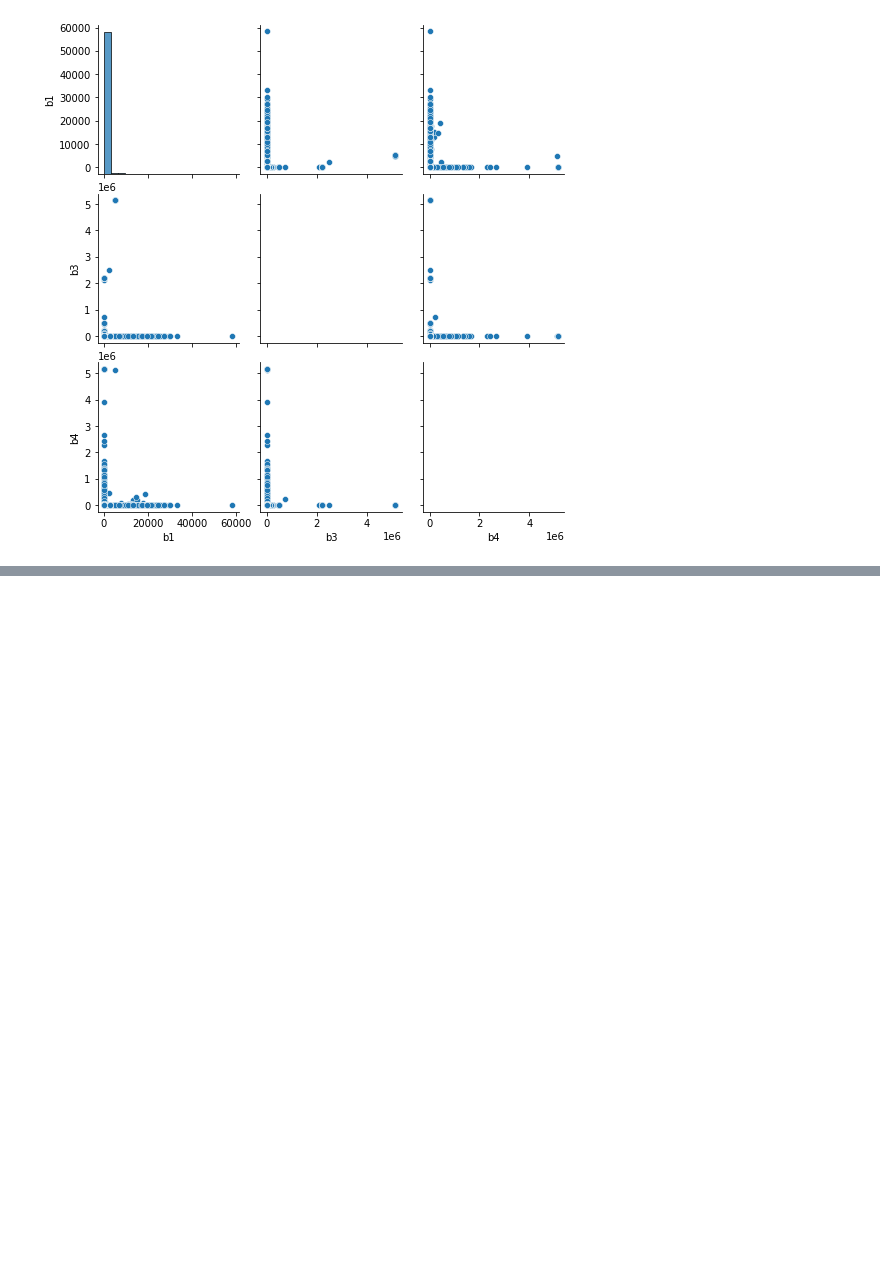
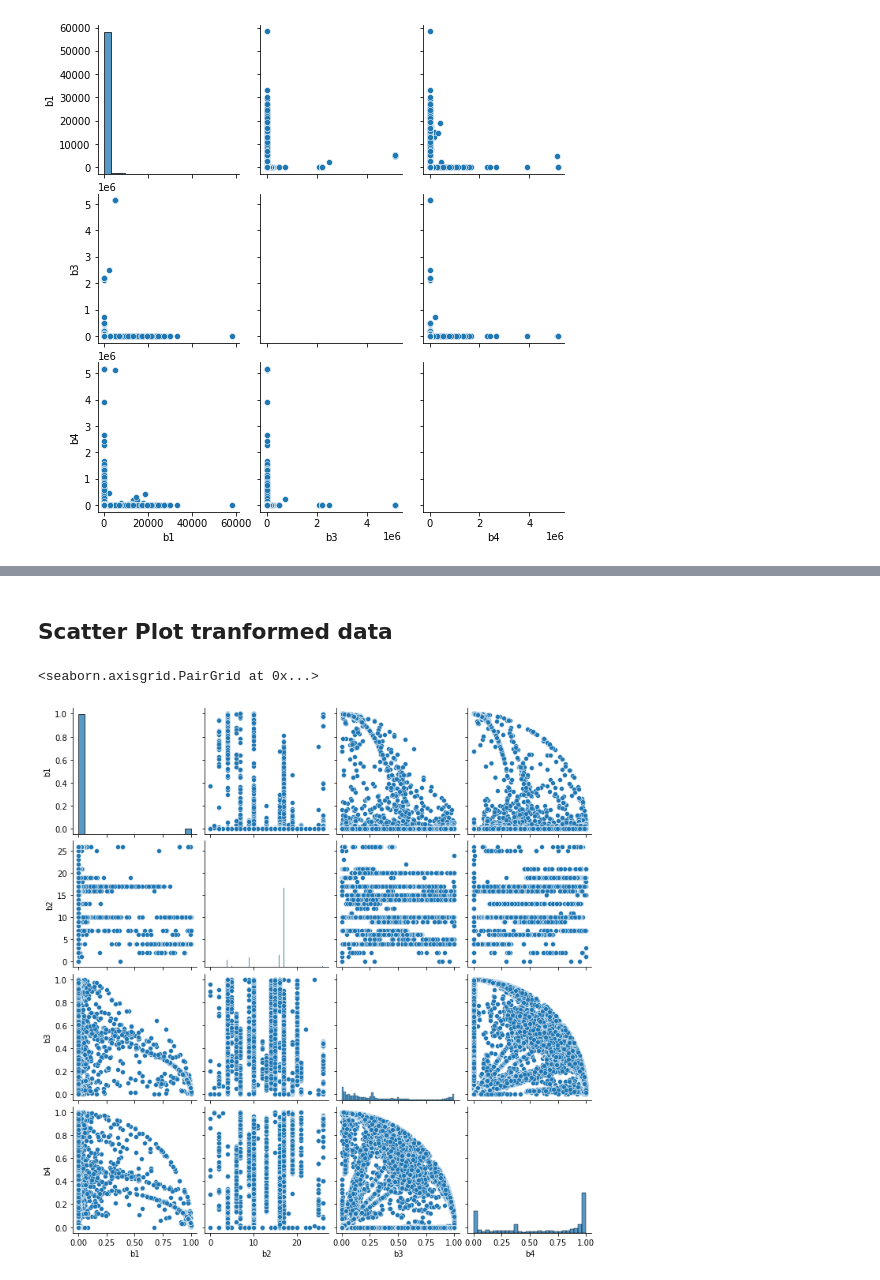
Before and after one commit to neemiasbsilva/case-study-data-science, a Jupyter notebook: anomaly_detection/anomaly_detection_pipeline.ipynb, the cells around one changed output, grey strips where cells are left out. Saved outputs shown, nothing was run; the diff lists cells and outputs as text; code cells hidden in the pictures; blank space fills up the shorter version.

```diff
--- a/anomaly_detection/anomaly_detection_pipeline.ipynb
+++ b/anomaly_detection/anomaly_detection_pipeline.ipynb
@@ -138,0 +270,9 @@ plt.show()
+# %% [markdown]
+## Scatter Plot tranformed data
+# %%
+sns.pairplot(processed_df[["b1", "b2", "b3", "b4"]], hue=None, hue_order=None,
+             palette=None, vars=None, x_vars=None, y_vars=None, kind="scatter",
+             diag_kind="auto", markers=None)
+# %% [output]
+<seaborn.axisgrid.PairGrid at 0x...>
+[figure, added]
```
Also changed, not shown: parts of 18 cells of this notebook.
